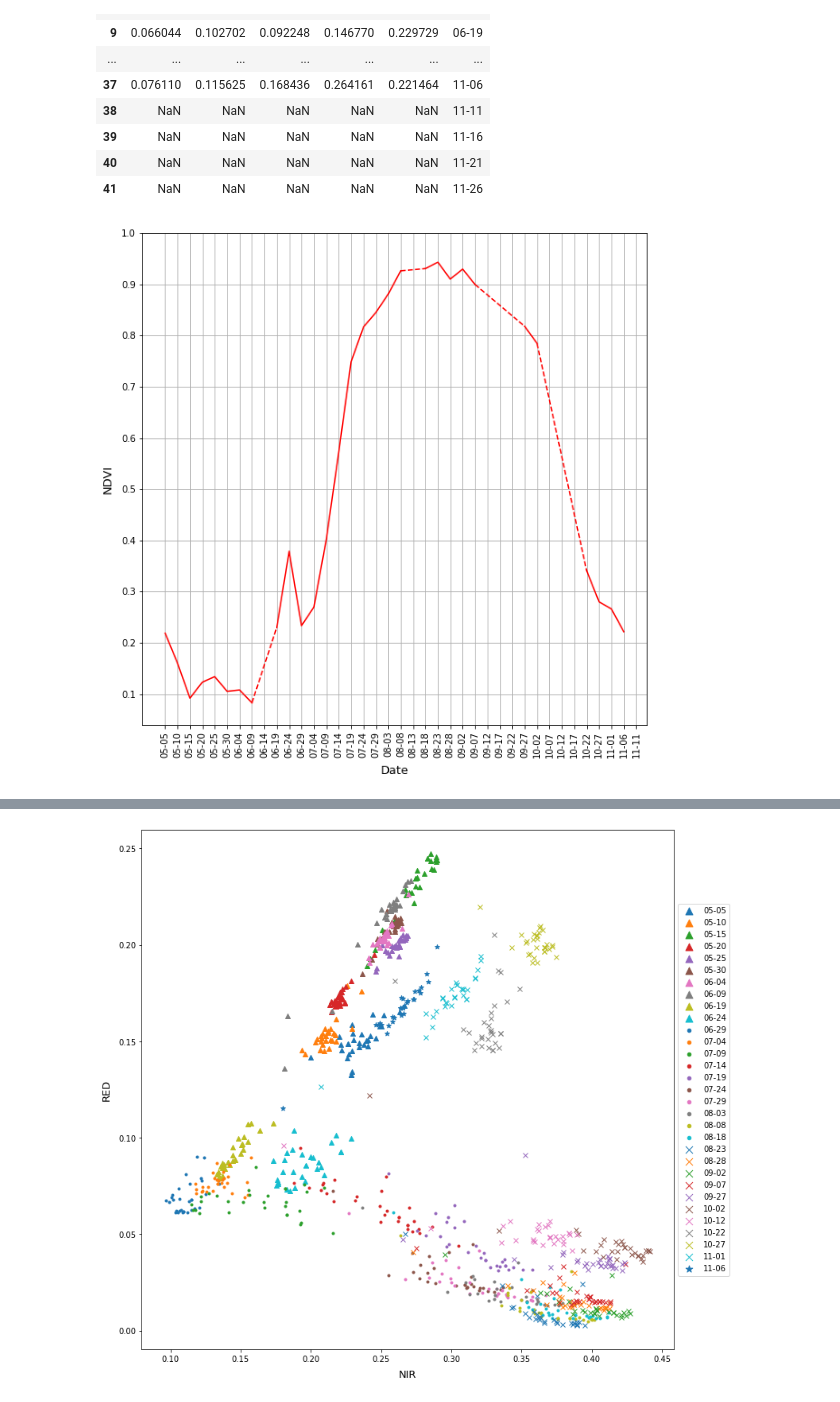
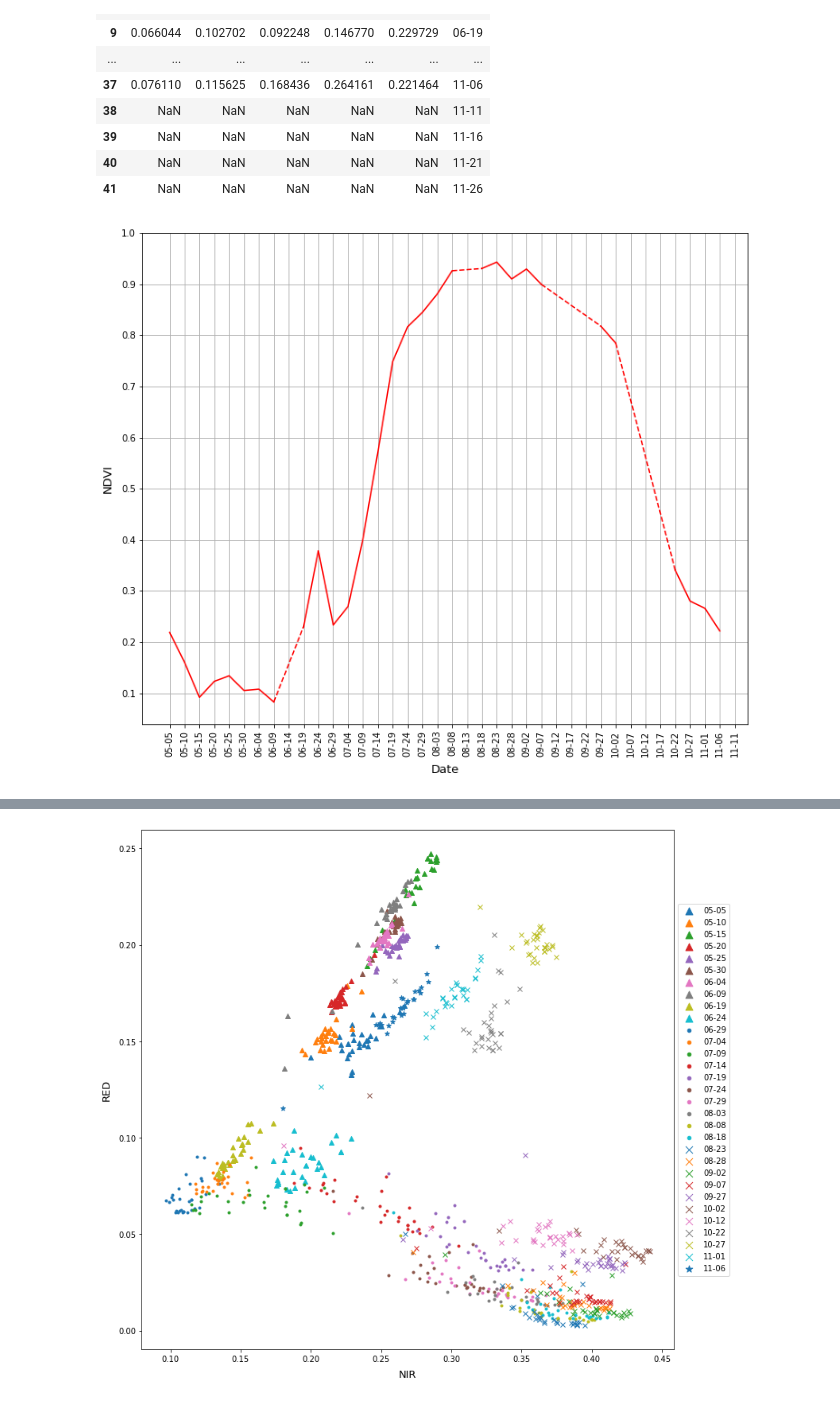
Before and after one commit to jan94z/rice_analysis_gee, a Jupyter notebook: rice_analysis_gee.ipynb, the cells around one changed output, grey strips where cells are left out. Drawn from its saved outputs; the diff is of its cells as text; code cells hidden in the pictures.

```diff
--- a/rice_analysis_gee.ipynb
+++ b/rice_analysis_gee.ipynb
@@ -203,19 +196,19 @@ def connect_missing_points(x1, y1, x2, y2, **kwargs):
   y = [y1, y2]
   plt.plot(x, y, **kwargs)
 # %%
-plt.figure(figsize=(10,10))
+plt.figure(figsize=(12, 10))
 plt.plot(new_df['date'], new_df['NDVI'], color='red')
 connect_missing_points(new_df.loc[7, 'date'], new_df.loc[7, 'NDVI'], new_df.loc[9, 'date'], new_df.loc[9, 'NDVI'], color='red', linestyle='--')
 connect_missing_points(new_df.loc[19, 'date'], new_df.loc[19, 'NDVI'], new_df.loc[21, 'date'], new_df.loc[21, 'NDVI'], color='red', linestyle='--')
 connect_missing_points(new_df.loc[25, 'date'], new_df.loc[25, 'NDVI'], new_df.loc[29, 'date'], new_df.loc[29, 'NDVI'], color='red', linestyle='--')
 connect_missing_points(new_df.loc[30, 'date'], new_df.loc[30, 'NDVI'], new_df.loc[34, 'date'], new_df.loc[34, 'NDVI'], color='red', linestyle='--')
 plt.plot()
 plt.xlabel('Date', fontsize=13, labelpad=8)
 plt.xticks(rotation=90)
 plt.ylabel('NDVI', labelpad=8, fontsize=13)
 plt.yticks([x/10 for x in range(1, 11)])
 plt.grid()
 plt.show()
 # %% [output]
-[figure, old version]
+[figure, new version]
 # %%
```
Also changed, not shown: parts of 5 cells of this notebook.
